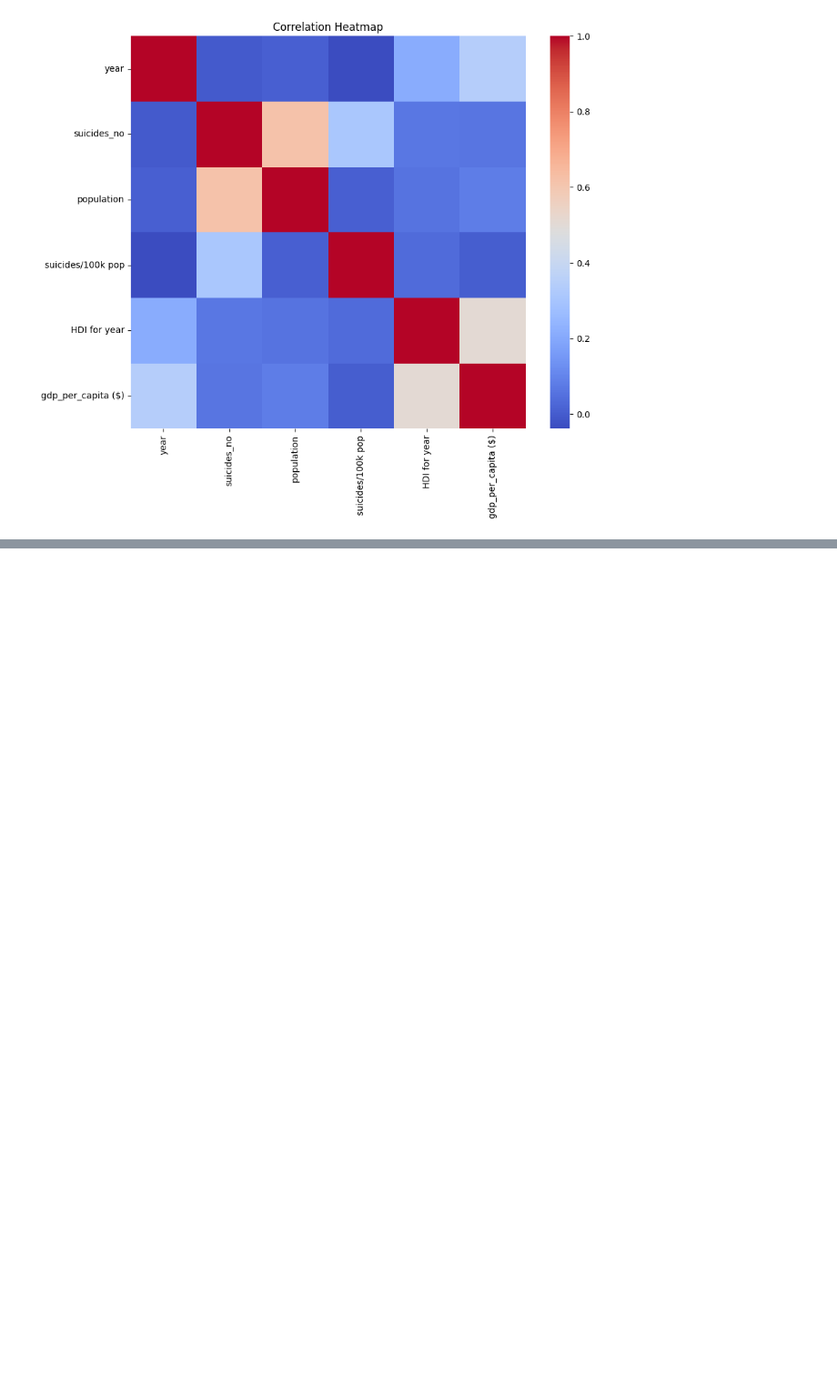
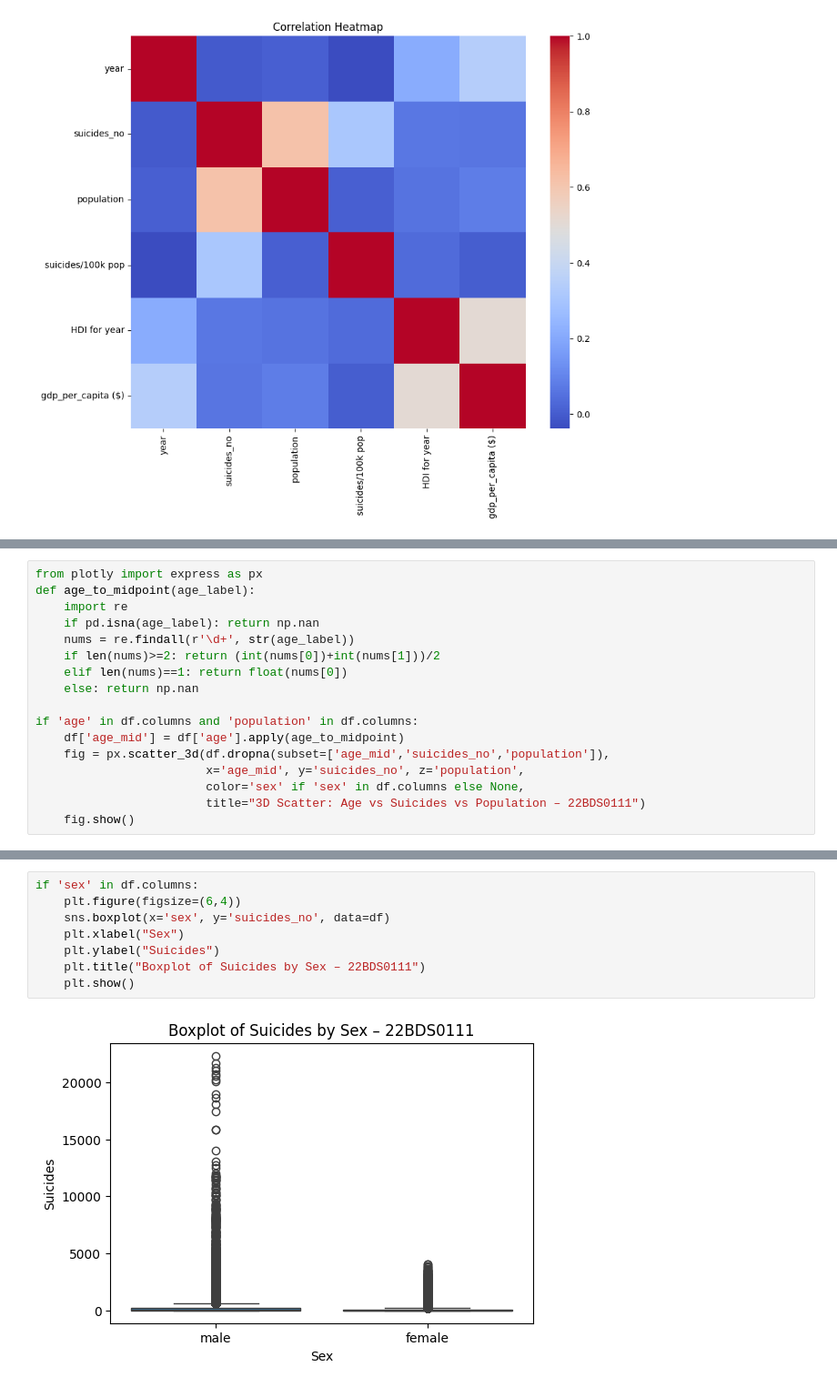
Before and after one commit to Ashwin-S-Narayanan-2005/BCSE331L-Exploratory-Data-Analysis-Course-Project, a Jupyter notebook: 22BDS0111.ipynb, the cells around one changed output, grey strips where cells are left out. Shown at 91% size. Saved outputs shown, nothing was run; the diff lists cells and outputs as text; blank space fills up the shorter version.

```diff
--- a/22BDS0111.ipynb
+++ b/22BDS0111.ipynb
@@ -200,0 +392,17 @@ plt.show()
+# %%
+from plotly import express as px
+def age_to_midpoint(age_label):
+    import re
+    if pd.isna(age_label): return np.nan
+    nums = re.findall(r'\d+', str(age_label))
+    if len(nums)>=2: return (int(nums[0])+int(nums[1]))/2
+    elif len(nums)==1: return float(nums[0])
+    else: return np.nan
+
+if 'age' in df.columns and 'population' in df.columns:
+    df['age_mid'] = df['age'].apply(age_to_midpoint)
+    fig = px.scatter_3d(df.dropna(subset=['age_mid','suicides_no','population']),
+                        x='age_mid', y='suicides_no', z='population',
+                        color='sex' if 'sex' in df.columns else None,
+                        title="3D Scatter: Age vs Suicides vs Population – 22BDS0111")
+    fig.show()
@@ -200,0 +411,10 @@ plt.show()
+# %%
+if 'sex' in df.columns:
+    plt.figure(figsize=(6,4))
+    sns.boxplot(x='sex', y='suicides_no', data=df)
+    plt.xlabel("Sex")
+    plt.ylabel("Suicides")
+    plt.title("Boxplot of Suicides by Sex – 22BDS0111")
+    plt.show()
+# %% [output]
+[figure, added]
```
Also changed, not shown: parts of 37 cells of this notebook.
